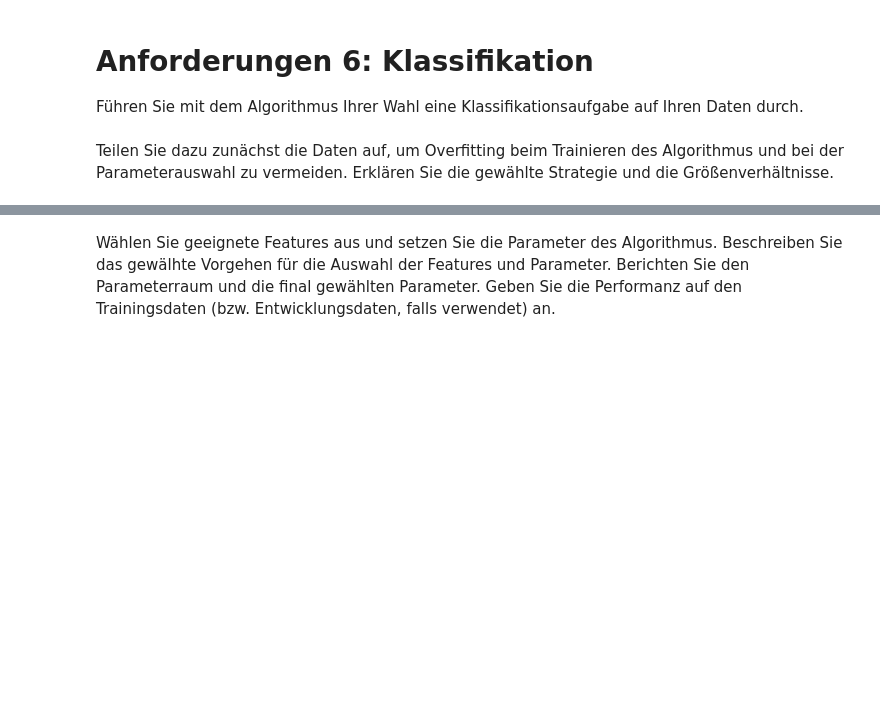
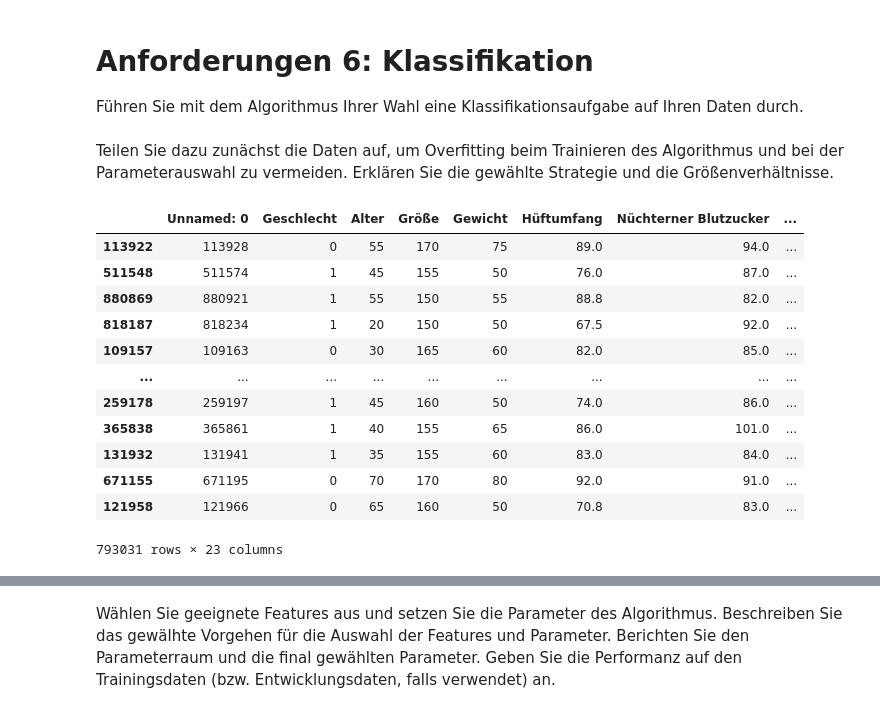
Before and after one commit to SebastianGrab/DataAnalyticsWS23-24, a Jupyter notebook: Projektarbeit/Aufgaben/Projektarbeit_A6.ipynb, the cells around one changed output, grey strips where cells are left out. Saved outputs shown, nothing was run; the diff lists cells and outputs as text; code cells hidden in the pictures; blank space fills up the shorter version.

Commit message:
Erste Schritte A6 und speicher zweier erster Modelle

```diff
--- a/Projektarbeit/Aufgaben/Projektarbeit_A6.ipynb
+++ b/Projektarbeit/Aufgaben/Projektarbeit_A6.ipynb
@@ -16,9 +20,50 @@ path = str(os.getcwd()).replace("\Projektarbeit\Aufgaben", "")
 
 # Lesen der CSV Datei:
 dataset = pd.read_csv(path + '\dataset_custom.csv')
+# %%
+#Erstellung einer Spalte Zielvariable aus den Raucher-Features (Zusammenführen)
+def create_raucher_ziel(row):
+    if row['Raucher_nie'] == 1:
+        return 1
+    elif row['Raucher_ehem'] == 1:
+        return 2
+    elif row['Raucher_aktiv'] == 1:
+        return 3
+    else:
+        return None  # Oder einen Standardwert, je nach Anforderungen
+
+# Neue Zielspalte erstellen
+dataset['Raucher_Ziel'] = dataset.apply(create_raucher_ziel, axis=1)
+
+data = dataset.drop(columns=['Raucher_nie', 'Raucher_ehem', 'Raucher_aktiv'])
 # %% [markdown]
 # Anforderungen 6: Klassifikation
 
 Führen Sie mit dem Algorithmus Ihrer Wahl eine Klassifikationsaufgabe auf Ihren Daten durch.
 # %% [markdown]
 Teilen Sie dazu zunächst die Daten auf, um Overfitting beim Trainieren des Algorithmus und bei der Parameterauswahl zu vermeiden. Erklären Sie die gewählte Strategie und die Größenverhältnisse.
+# %%
+# Teilen der Daten mithilfe der "train_test_split"-Funktion, da der Datensatz nach Alter sortiert ist.
+# Somit wird eine Durchmischung der Daten gewährleistet.
+
+# Aufgrund eines ausreicehnd großen Datensatzes wird erstmal keine Aufteilung nach CrossValidation (CV) benötigt.
+# Außerdem ist CV rechenintensiver. Um anfänglich schneller auf Ergebniss zu kommen, wird darauf verzichtet.
+# Bei nicht zufriedenstellenden Ergebnissen, wird allerdings auf CV zurückgergiffen
+
+X_train, X_test, y_train, y_test = train_test_split(data.drop(columns=['Raucher_Ziel']), data['Raucher_Ziel'], test_size=0.2, random_state=42)
+# %%
+X_train
+# %% [output]
+|  | Unnamed: 0 | Geschlecht | Alter | Größe | Gewicht | Hüftumfang | Nüchterner Blutzucker | ... |
+| 113922 | 113928 | 0 | 55 | 170 | 75 | 89.0 | 94.0 | ... |
+| 511548 | 511574 | 1 | 45 | 155 | 50 | 76.0 | 87.0 | ... |
+| 880869 | 880921 | 1 | 55 | 150 | 55 | 88.8 | 82.0 | ... |
+| 818187 | 818234 | 1 | 20 | 150 | 50 | 67.5 | 92.0 | ... |
+| 109157 | 109163 | 0 | 30 | 165 | 60 | 82.0 | 85.0 | ... |
+| ... | ... | ... | ... | ... | ... | ... | ... | ... |
+| 259178 | 259197 | 1 | 45 | 160 | 50 | 74.0 | 86.0 | ... |
+| 365838 | 365861 | 1 | 40 | 155 | 65 | 86.0 | 101.0 | ... |
+| 131932 | 131941 | 1 | 35 | 155 | 60 | 83.0 | 84.0 | ... |
+| 671155 | 671195 | 0 | 70 | 170 | 80 | 92.0 | 91.0 | ... |
+| 121958 | 121966 | 0 | 65 | 160 | 50 | 70.8 | 83.0 | ... |
+793031 rows × 23 columns
```
Also changed, not shown: parts of 14 cells of this notebook, 2 other files.
